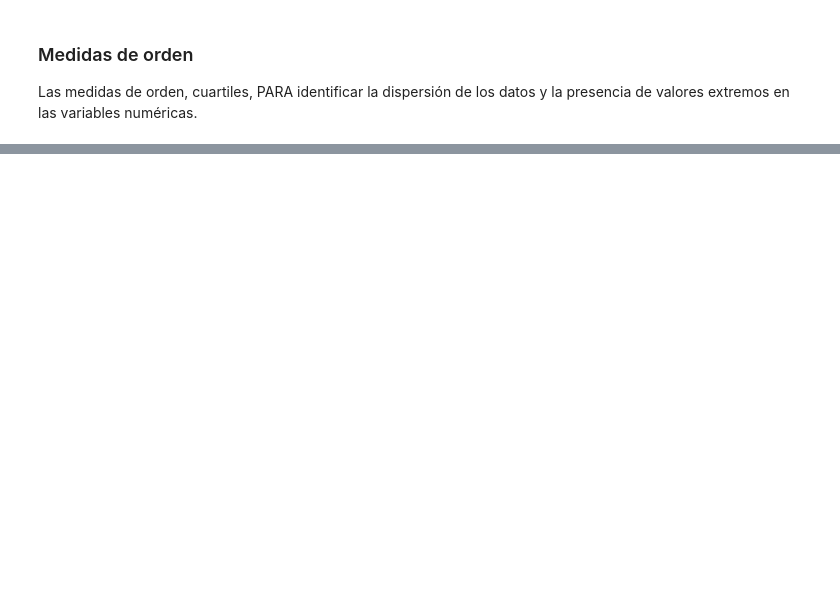
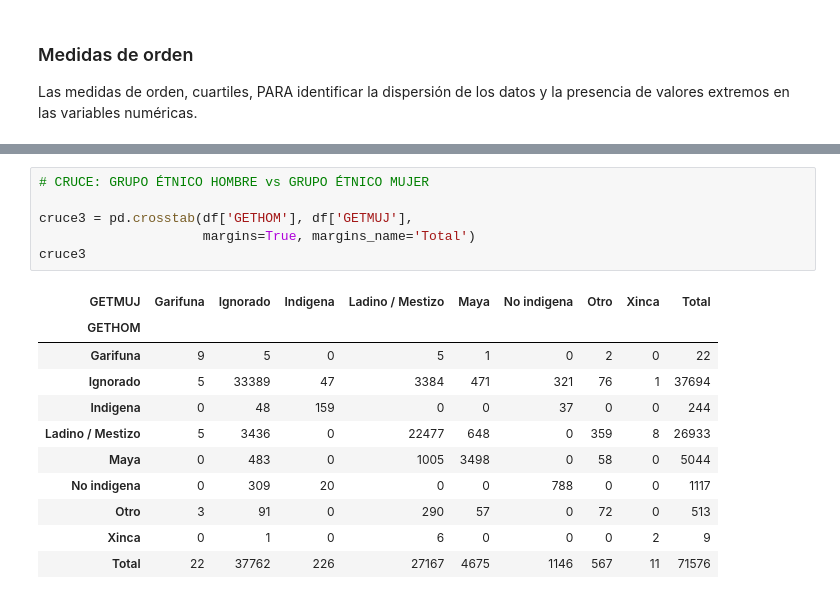
Before and after one commit to AleWWH1104/Proyecto1_md, a Jupyter notebook: src/avances.ipynb, the cells around one changed output, grey strips where cells are left out. Cells and saved outputs as stored; diff of their text form; blank space fills up the shorter version.

```diff
--- a/src/avances.ipynb
+++ b/src/avances.ipynb
@@ -213,0 +245,18 @@ df_numeric.quantile([0.25, 0.5, 0.75])
+# %%
+# CRUCE: GRUPO ÉTNICO HOMBRE vs GRUPO ÉTNICO MUJER
+
+cruce3 = pd.crosstab(df['GETHOM'], df['GETMUJ'],
+                     margins=True, margins_name='Total')
+cruce3
+# %% [output]
+| GETMUJ | Garifuna | Ignorado | Indigena | Ladino / Mestizo | Maya | No indigena | Otro | Xinca | Total |
+| GETHOM |  |  |  |  |  |  |  |  |  |
+| Garifuna | 9 | 5 | 0 | 5 | 1 | 0 | 2 | 0 | 22 |
+| Ignorado | 5 | 33389 | 47 | 3384 | 471 | 321 | 76 | 1 | 37694 |
+| Indigena | 0 | 48 | 159 | 0 | 0 | 37 | 0 | 0 | 244 |
+| Ladino / Mestizo | 5 | 3436 | 0 | 22477 | 648 | 0 | 359 | 8 | 26933 |
+| Maya | 0 | 483 | 0 | 1005 | 3498 | 0 | 58 | 0 | 5044 |
+| No indigena | 0 | 309 | 20 | 0 | 0 | 788 | 0 | 0 | 1117 |
+| Otro | 3 | 91 | 0 | 290 | 57 | 0 | 72 | 0 | 513 |
+| Xinca | 0 | 1 | 0 | 6 | 0 | 0 | 0 | 2 | 9 |
+| Total | 22 | 37762 | 226 | 27167 | 4675 | 1146 | 567 | 11 | 71576 |
```
Also changed, not shown: parts of 18 cells of this notebook, 1 other file.
